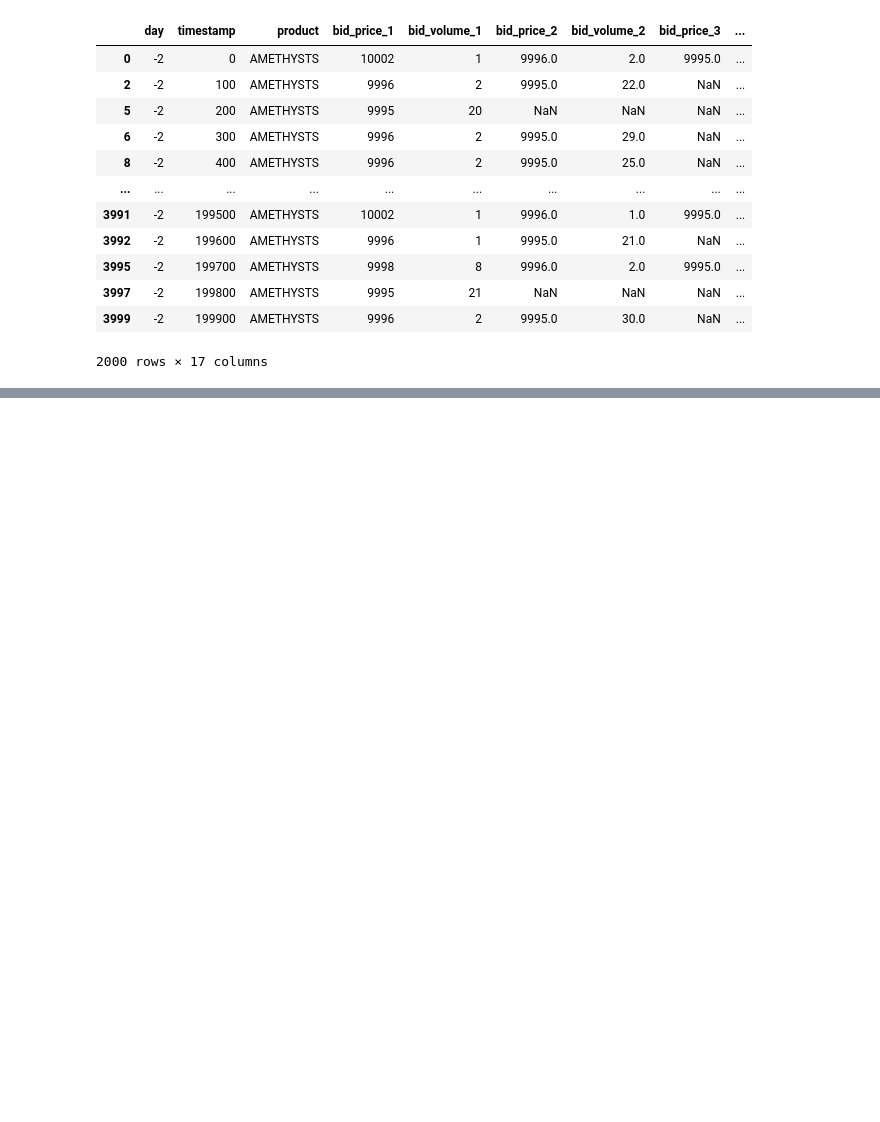
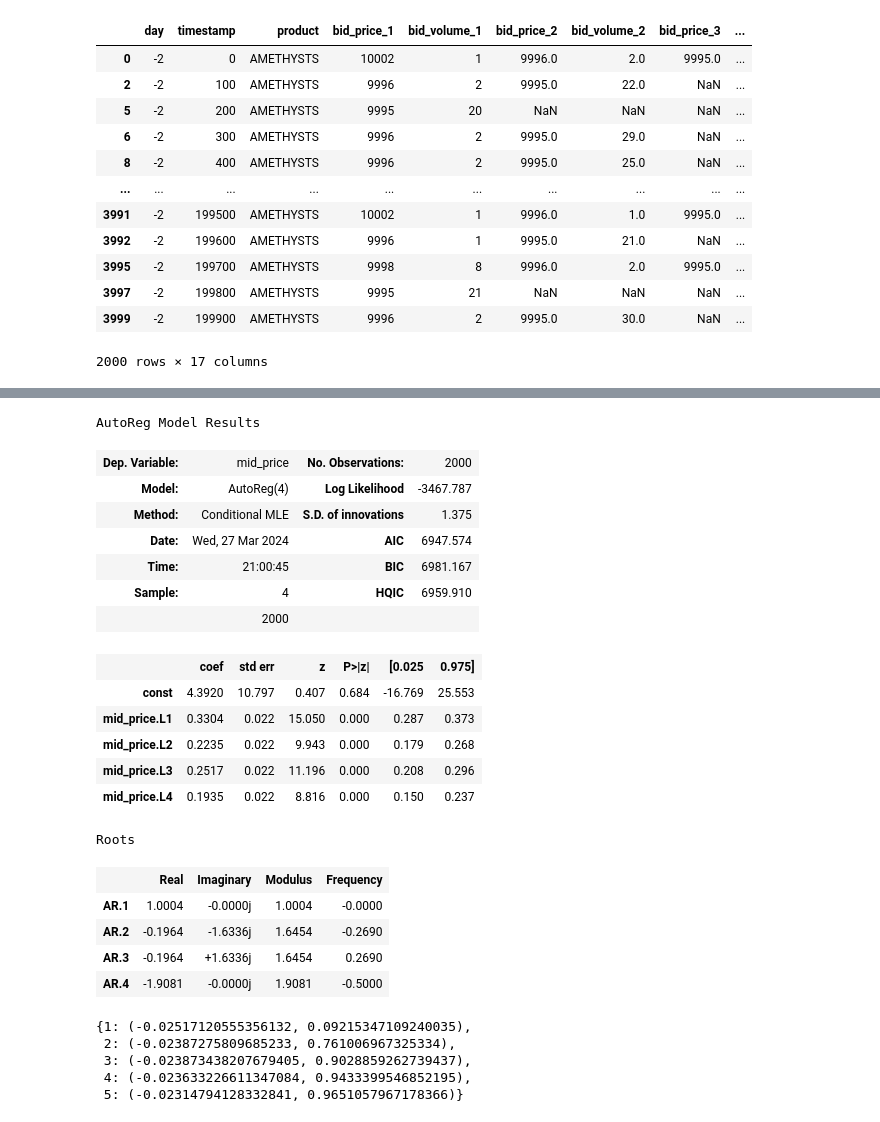
Before and after one commit to felixpoirier1/Prosperity, a Jupyter notebook: test.ipynb, the cells around one changed output, grey strips where cells are left out. Cells and saved outputs as stored; diff of their text form; code cells hidden in the pictures; blank space fills up the shorter version.

```diff
--- a/test.ipynb
+++ b/test.ipynb
@@ -86,0 +141,25 @@ adf
+# %%
+model2 = AutoReg(sdf['mid_price'], lags=4)
+model2_fitted = model2.fit()
+model2_fitted.summary()
+# %% [output]
+AutoReg Model Results
+| Dep. Variable: | mid_price | No. Observations: | 2000 |
+| Model: | AutoReg(4) | Log Likelihood | -3467.787 |
+| Method: | Conditional MLE | S.D. of innovations | 1.375 |
+| Date: | Wed, 27 Mar 2024 | AIC | 6947.574 |
+| Time: | 21:00:45 | BIC | 6981.167 |
+| Sample: | 4 | HQIC | 6959.910 |
+|  | 2000 |  |  |
+|  | coef | std err | z | P>|z| | [0.025 | 0.975] |
+| const | 4.3920 | 10.797 | 0.407 | 0.684 | -16.769 | 25.553 |
+| mid_price.L1 | 0.3304 | 0.022 | 15.050 | 0.000 | 0.287 | 0.373 |
+| mid_price.L2 | 0.2235 | 0.022 | 9.943 | 0.000 | 0.179 | 0.268 |
+| mid_price.L3 | 0.2517 | 0.022 | 11.196 | 0.000 | 0.208 | 0.296 |
+| mid_price.L4 | 0.1935 | 0.022 | 8.816 | 0.000 | 0.150 | 0.237 |
+Roots
+|  | Real | Imaginary | Modulus | Frequency |
+| AR.1 | 1.0004 | -0.0000j | 1.0004 | -0.0000 |
+| AR.2 | -0.1964 | -1.6336j | 1.6454 | -0.2690 |
+| AR.3 | -0.1964 | +1.6336j | 1.6454 | 0.2690 |
+| AR.4 | -1.9081 | -0.0000j | 1.9081 | -0.5000 |
@@ -86,0 +194,8 @@ adf
+# %%
+d
+# %% [output]
+{1: (-0.02517120555356132, 0.09215347109240035),
+ 2: (-0.02387275809685233, 0.761006967325334),
+ 3: (-0.023873438207679405, 0.9028859262739437),
+ 4: (-0.023633226611347084, 0.9433399546852195),
+ 5: (-0.02314794128332841, 0.9651057967178366)}
```
Also changed, not shown: parts of 19 cells of this notebook, 1 other file.
